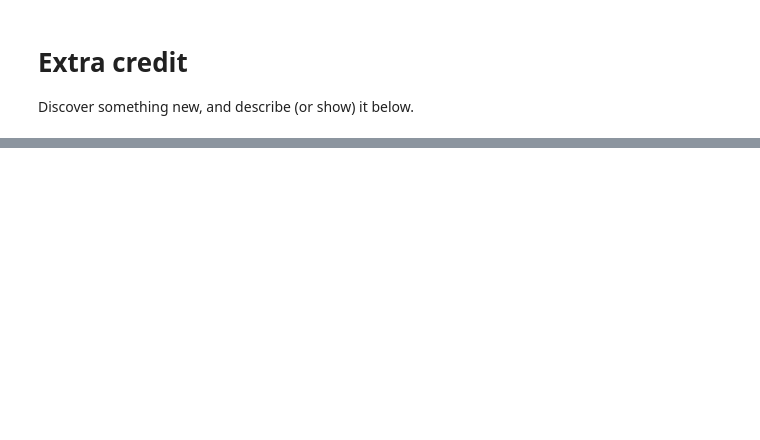
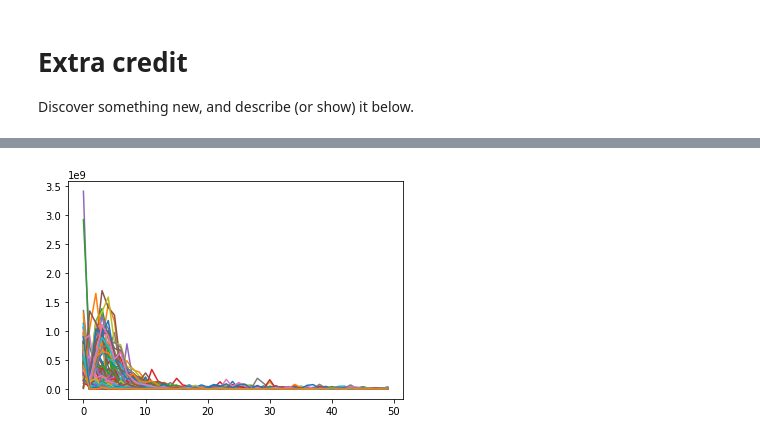
Before and after one commit to suchismitapadhy/290T-mrt-lab1, a Jupyter notebook: lab-1.ipynb, the cells around one changed output, grey strips where cells are left out. Cells and saved outputs as stored; diff of their text form; code cells hidden in the pictures; blank space fills up the shorter version.

```diff
--- a/lab-1.ipynb
+++ b/lab-1.ipynb
@@ -329,0 +589,5 @@ Discover something new, and describe (or show) it below.
+# %%
+plt.plot(all_females_eeg[:,0].T,all_females_eeg[:,1].T)
+plt.show()
+# %% [output]
+[figure, added]
```
Also changed, not shown: parts of 49 cells of this notebook.
